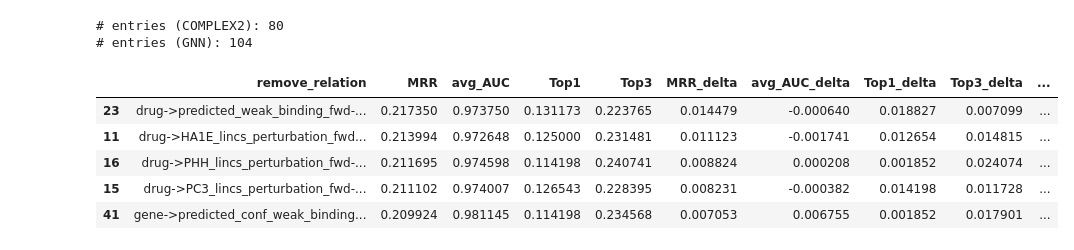
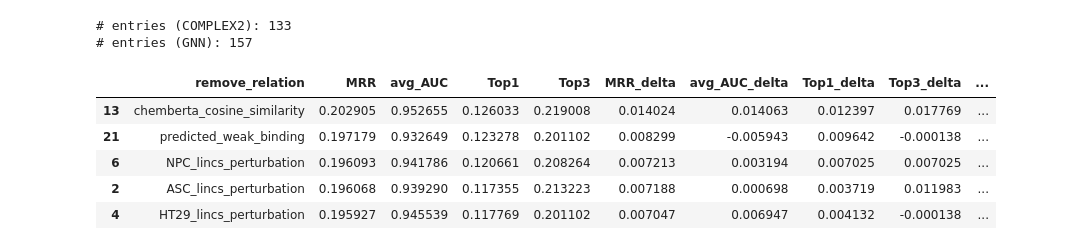
Before and after one commit to biodev/TKG-DTI, a Jupyter notebook: notebooks/relation_ablation_results.ipynb, the cells around one changed output. Cells and saved outputs as stored; diff of their text form; code cells hidden in the pictures.

```diff
--- a/notebooks/relation_ablation_results.ipynb
+++ b/notebooks/relation_ablation_results.ipynb
@@ -8,6 +13,13 @@ from scipy.stats import ttest_ind
+# %%
+def remove_dir(rel):
+    rel = rel.split('->')[1]
+    if rel.endswith('_fwd') or rel.endswith('_rev'):
+        return rel[:-4]
+    else:
+        return rel
 # %%
-cpx_res = pd.read_csv('/home/teddy/local/TKG-DTI/output/ablation/tkge/COMPLEX2/test_metrics.csv')
-gnn_res = pd.read_csv('/home/teddy/local/TKG-DTI/output/ablation/tkge/GNN/test_metrics.csv')
+cpx_res = pd.read_csv(f'/home/teddy/local/TKG-DTI/output/ablation/tkge/COMPLEX2/{partition}_metrics.csv')
+gnn_res = pd.read_csv(f'/home/teddy/local/TKG-DTI/output/ablation/tkge/GNN/{partition}_metrics.csv')
 data = torch.load('/home/teddy/local/TKG-DTI/data/tkg/processed/FOLD_0/Data.pt', weights_only=False)
 
 print('# entries (COMPLEX2):', cpx_res.shape[0])
@@ -16,18 +28,24 @@ print('# entries (GNN):', gnn_res.shape[0])
 rel2int = {k:v[0] for k,v in data.edge_reltype.items()}
 int2rel = {v:'->'.join(k) for k,v in rel2int.items()}
 
+if group_relation_directions:
+    int2rel = {k:remove_dir(v) for k,v in int2rel.items()}
+
 cpx_res = cpx_res.assign(remove_relation = cpx_res.remove_relation_idx.apply(lambda x: int2rel.get(x, 'None')))
 gnn_res = gnn_res.assign(remove_relation = gnn_res.remove_relation_idx.apply(lambda x: int2rel.get(x, 'None')))
+
+all_cpx = cpx_res.copy()
+all_gnn = gnn_res.copy()
 # %% [output]
-# entries (COMPLEX2): 80
-# entries (GNN): 104
+# entries (COMPLEX2): 133
+# entries (GNN): 157
 # %%
 cpx_pval = {'remove_relation':[], 'pval':[], 'tstat':[], 'nx':[], 'ny':[]}
 
 for rel in cpx_res.remove_relation.unique():
 
-    x = cpx_res[cpx_res.remove_relation == 'None']['MRR'].values
-    y = cpx_res[cpx_res.remove_relation == rel]['MRR'].values
+    x = cpx_res[cpx_res.remove_relation == 'None'][target_metric].values
+    y = cpx_res[cpx_res.remove_relation == rel][target_metric].values
 
     nx = len(x)
     ny = len(y)
@@ -46,8 +64,8 @@ gnn_pval = {'remove_relation':[], 'pval':[], 'tstat':[], 'nx':[], 'ny':[]}
 
 for rel in gnn_res.remove_relation.unique():
 
-    x = gnn_res[gnn_res.remove_relation == 'None']['MRR'].values
-    y = gnn_res[gnn_res.remove_relation == rel]['MRR'].values
+    x = gnn_res[gnn_res.remove_relation == 'None'][target_metric].values
+    y = gnn_res[gnn_res.remove_relation == rel][target_metric].values
 
     nx = len(x)
     ny = len(y)
@@ -64,29 +82,29 @@ gnn_pval = pd.DataFrame(gnn_pval)
 # %%
 cpx_res = cpx_res[['remove_relation', 'MRR', 'avg_AUC', 'Top1', 'Top3']].groupby('remove_relation').mean().reset_index()
 cpx_none = cpx_res.loc[cpx_res.remove_relation == 'None']
 cpx_deltas = cpx_res[['MRR', 'avg_AUC', 'Top1', 'Top3']] - cpx_none[['MRR', 'avg_AUC', 'Top1', 'Top3']].values
 cpx_deltas.columns = [f'{c}_delta' for c in cpx_deltas.columns]
 cpx_res = pd.concat([cpx_res, cpx_deltas], axis=1)
 cpx_res = cpx_res.merge(cpx_pval, on='remove_relation', how='left')
 
 gnn_res = gnn_res[['remove_relation', 'MRR', 'avg_AUC', 'Top1', 'Top3']].groupby('remove_relation').mean().reset_index()
 gnn_none = gnn_res.loc[gnn_res.remove_relation == 'None']
 gnn_deltas = gnn_res[['MRR', 'avg_AUC', 'Top1', 'Top3']] - gnn_none[['MRR', 'avg_AUC', 'Top1', 'Top3']].values
 gnn_deltas.columns = [f'{c}_delta' for c in gnn_deltas.columns]
 gnn_res = pd.concat([gnn_res, gnn_deltas], axis=1)
 gnn_res = gnn_res.merge(gnn_pval, on='remove_relation', how='left')
 
 cpx_res = cpx_res.assign(model='COMPLEX2')
 gnn_res = gnn_res.assign(model='GNN')
 res = pd.concat([cpx_res, gnn_res], axis=0)
-res = res.sort_values(by='MRR', ascending=False)
+res = res.sort_values(by=target_metric, ascending=False)
 res = res.assign(detrimental = res.tstat < 0)
 
 res.head()
 # %% [output]
 |  | remove_relation | MRR | avg_AUC | Top1 | Top3 | MRR_delta | avg_AUC_delta | Top1_delta | Top3_delta | ... |
-| 23 | drug->predicted_weak_binding_fwd-... | 0.217350 | 0.973750 | 0.131173 | 0.223765 | 0.014479 | -0.000640 | 0.018827 | 0.007099 | ... |
-| 11 | drug->HA1E_lincs_perturbation_fwd... | 0.213994 | 0.972648 | 0.125000 | 0.231481 | 0.011123 | -0.001741 | 0.012654 | 0.014815 | ... |
-| 16 | drug->PHH_lincs_perturbation_fwd-... | 0.211695 | 0.974598 | 0.114198 | 0.240741 | 0.008824 | 0.000208 | 0.001852 | 0.024074 | ... |
-| 15 | drug->PC3_lincs_perturbation_fwd-... | 0.211102 | 0.974007 | 0.126543 | 0.228395 | 0.008231 | -0.000382 | 0.014198 | 0.011728 | ... |
-| 41 | gene->predicted_conf_weak_binding... | 0.209924 | 0.981145 | 0.114198 | 0.234568 | 0.007053 | 0.006755 | 0.001852 | 0.017901 | ... |
+| 13 | chemberta_cosine_similarity | 0.202905 | 0.952655 | 0.126033 | 0.219008 | 0.014024 | 0.014063 | 0.012397 | 0.017769 | ... |
+| 21 | predicted_weak_binding | 0.197179 | 0.932649 | 0.123278 | 0.201102 | 0.008299 | -0.005943 | 0.009642 | -0.000138 | ... |
+| 6 | NPC_lincs_perturbation | 0.196093 | 0.941786 | 0.120661 | 0.208264 | 0.007213 | 0.003194 | 0.007025 | 0.007025 | ... |
+| 2 | ASC_lincs_perturbation | 0.196068 | 0.939290 | 0.117355 | 0.213223 | 0.007188 | 0.000698 | 0.003719 | 0.011983 | ... |
+| 4 | HT29_lincs_perturbation | 0.195927 | 0.945539 | 0.117769 | 0.201102 | 0.007047 | 0.006947 | 0.004132 | -0.000138 | ... |
```
Also changed, not shown: parts of 16 cells of this notebook, 17 other files.
